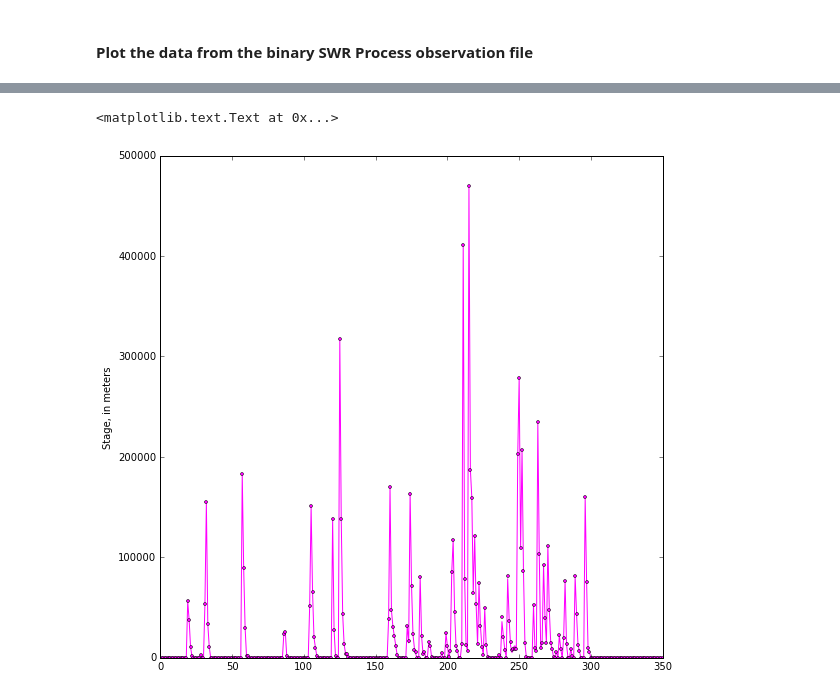
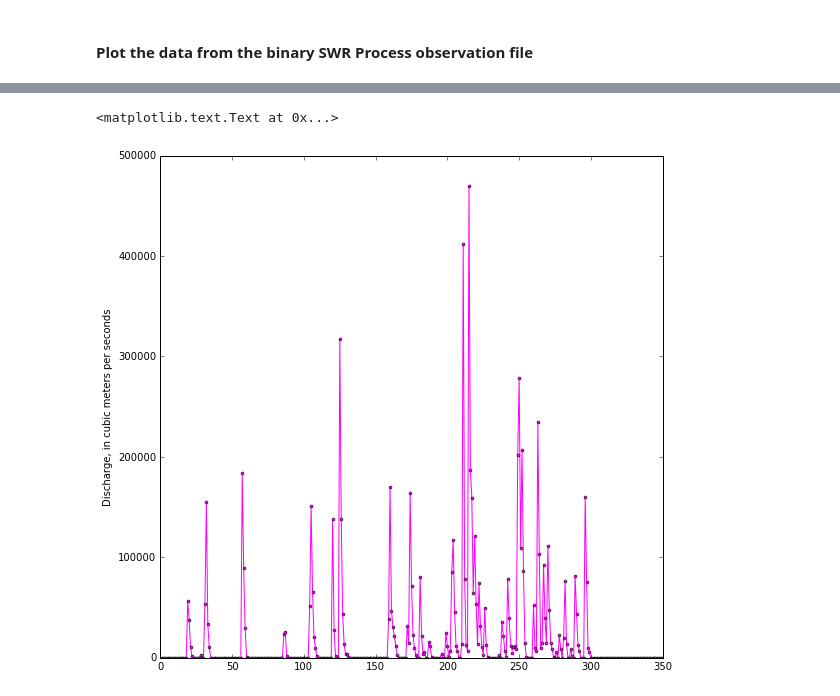
Before and after one commit to MODFLOW-USGS/mf2005, a Jupyter notebook: python/test-swr_swr005.ipynb, the cells around one changed output, grey strips where cells are left out. Saved outputs shown, nothing was run; the diff lists cells and outputs as text; code cells hidden in the pictures.

```diff
--- a/python/test-swr_swr005.ipynb
+++ b/python/test-swr_swr005.ipynb
@@ -61,12 +80,12 @@ ax1.set_ylabel('Stage, in meters')
 # %%
 fig = plt.figure(figsize=(9, 9))
 ax1 = fig.add_subplot(1, 1, 1)
 ax1.plot(ts['totim'], -ts['OBS7'], color='magenta')
 ax1.plot(ts['totim'], -ts0['OBS7'], color='magenta', lw=0, marker='o', ms=3)
-ax1.set_ylabel('Stage, in meters')
+ax1.set_ylabel('Discharge, in cubic meters per seconds')
 # %% [output]
 <matplotlib.text.Text at 0x...>
-[figure, old version]
+[figure, new version]
 # %%
 fig = plt.figure(figsize=(9, 9))
 ax1 = fig.add_subplot(1, 1, 1)
```
Also changed, not shown: parts of 6 cells of this notebook, 5 other files.
